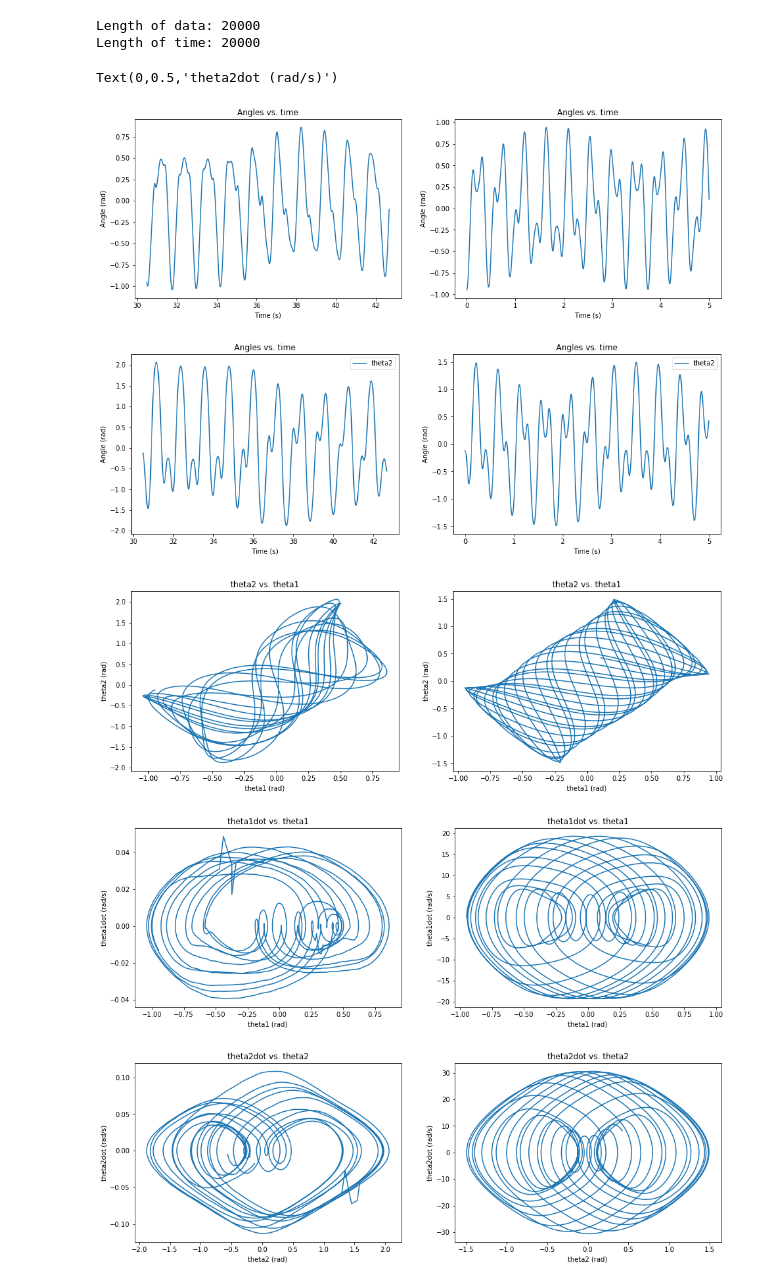
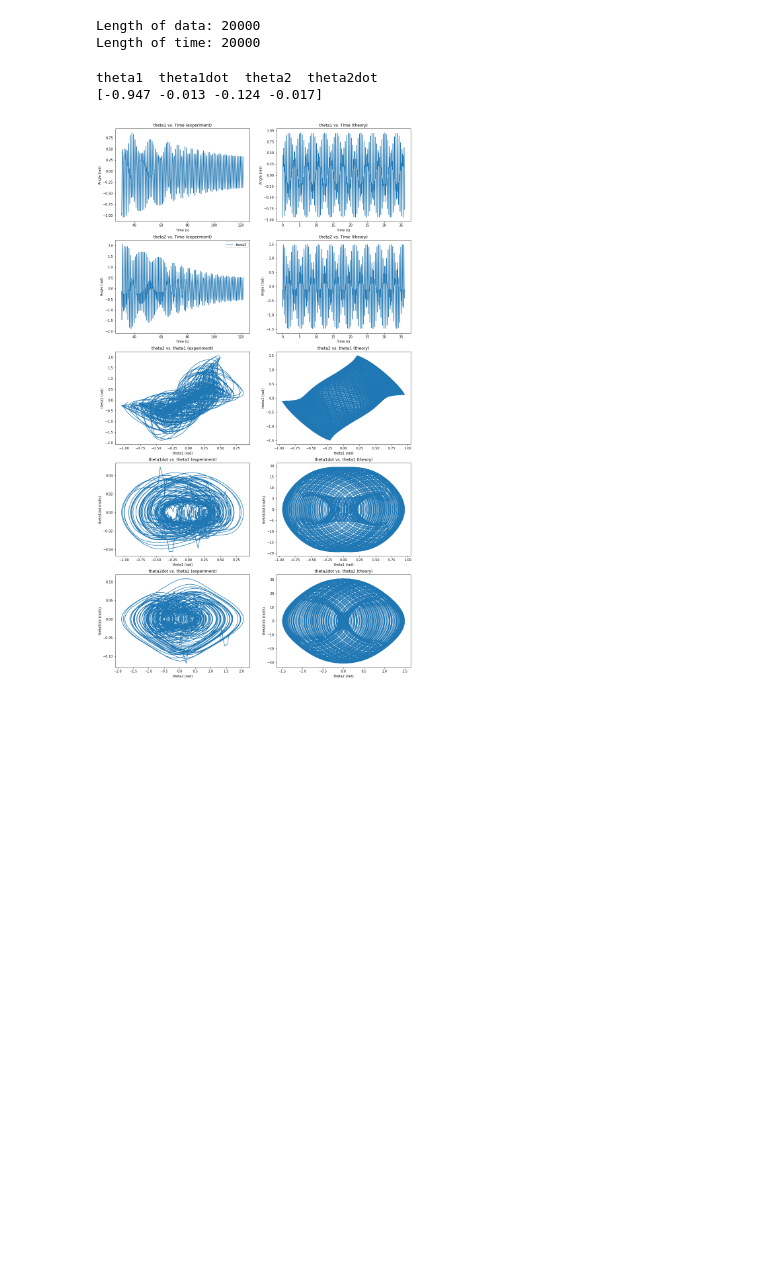
Before and after one commit to khoa-ho/deep-learning-physics, a Jupyter notebook: utils/Experimental double pendulum_g.ipynb, the cells around one changed output. Saved outputs shown, nothing was run; the diff lists cells and outputs as text; code cells hidden in the pictures; blank space fills up the shorter version.

```diff
--- a/utils/Experimental double pendulum_g.ipynb
+++ b/utils/Experimental double pendulum_g.ipynb
@@ -6,7 +6,7 @@ from scipy.integrate import odeint
 from matplotlib.patches import Circle
 %matplotlib inline
 # %%
-df = pd.read_csv("../data/spots_g.csv", usecols=[2,4,5,7])
+df = pd.read_csv("spots_g.csv", usecols=[2,4,5,7])
 df.head(10)
 # %% [output]
 |  | TRACK_ID | POSITION_X | POSITION_Y | POSITION_T |
@@ -92,7 +92,7 @@ theta1dot = np.gradient(theta1)
 theta2dot = np.gradient(theta2)
 
 a = 5000
-b = 7000
+b = 20000 #7120
 
 init = theta1[a], theta1dot[a], theta2[a], theta2dot[a]
 
@@ -117,7 +117,7 @@ def deriv(y, t, L1, L2, m1, m2):
     return theta1dot, z1dot, theta2dot, z2dot
 
 # Maximum time, time point spacings and the time grid (all in s).
-tmax, dt = 5, 0.001
+tmax, dt = 36, 0.001 #5.1, 0.001
 t = np.arange(0, tmax+dt, dt)
 # Initial conditions.
 div1 = 4
@@ -135,85 +135,73 @@ y1 = -L1 * np.cos(theta1)
 x2 = x1 + L2 * np.sin(theta2)
 y2 = y1 - L2 * np.cos(theta2)
 # %%
-figsize = (16,5)
+figsize = (16,30)
 
 plt.figure(figsize=figsize)
-plt.subplot(1, 2, 1)
+plt.subplot(5, 2, 1)
 plt.plot(time[a:b], theta1[a:b], label='theta1')
-plt.title('Angles vs. time')
+plt.title('theta1 vs. Time (experiment)')
 plt.xlabel('Time (s)')
 plt.ylabel('Angle (rad)')
 
-plt.subplot(1, 2, 2)
+plt.subplot(5, 2, 2)
 plt.plot(t, theta1p, label='theta1')
-plt.title('Angles vs. time')
+plt.title('theta1 vs. Time (theory)')
 plt.xlabel('Time (s)')
 plt.ylabel('Angle (rad)')
 
-
-plt.figure(figsize=figsize)
-plt.subplot(1, 2, 1)
+plt.subplot(5, 2, 3)
 plt.plot(time[a:b], theta2[a:b], label='theta2')
-plt.title('Angles vs. time')
+plt.title('theta2 vs. Time (experiment)')
 plt.xlabel('Time (s)')
 plt.ylabel('Angle (rad)')
 plt.legend()
 
-plt.subplot(1, 2, 2)
+plt.subplot(5, 2, 4)
 plt.plot(t, theta2p, label='theta2')
-plt.title('Angles vs. time')
+plt.title('theta2 vs. Time (theory)')
 plt.xlabel('Time (s)')
 plt.ylabel('Angle (rad)')
-plt.legend()
 
-
-plt.figure(figsize=figsize)
-plt.subplot(1, 2, 1)
+plt.subplot(5, 2, 5)
 plt.plot(theta1[a:b], theta2[a:b])
-plt.title('theta2 vs. theta1')
+plt.title('theta2 vs. theta1 (experiment)')
 plt.xlabel('theta1 (rad)')
 plt.ylabel('theta2 (rad)')
 
-plt.subplot(1, 2, 2)
+plt.subplot(5, 2, 6)
 plt.plot(theta1p, theta2p)
-plt.title('theta2 vs. theta1')
+plt.title('theta2 vs. theta1 (theory)')
 plt.xlabel('theta1 (rad)')
 plt.ylabel('theta2 (rad)')
 
-
-plt.figure(figsize=figsize)
-plt.subplot(1, 2, 1)
+plt.subplot(5, 2, 7)
 plt.plot(theta1[a:b], theta1dot[a:b])
-plt.title('theta1dot vs. theta1')
+plt.title('theta1dot vs. theta1 (experiment)')
 plt.xlabel('theta1 (rad)')
 plt.ylabel('theta1dot (rad/s)')
 
-plt.subplot(1, 2, 2)
+plt.subplot(5, 2, 8)
 plt.plot(theta1p, theta1dotp)
-plt.title('theta1dot vs. theta1')
+plt.title('theta1dot vs. theta1 (theory)')
 plt.xlabel('theta1 (rad)')
 plt.ylabel('theta1dot (rad/s)')
 
-
-plt.figure(figsize=figsize)
-plt.subplot(1, 2, 1)
+plt.subplot(5, 2, 9)
 plt.plot(theta2[a:b], theta2dot[a:b])
-plt.title('theta2dot vs. theta2')
+plt.title('theta2dot vs. theta2 (experiment)')
 plt.xlabel('theta2 (rad)')
 plt.ylabel('theta2dot (rad/s)')
 
-plt.subplot(1, 2, 2)
+plt.subplot(5, 2, 10)
 plt.plot(theta2p, theta2dotp)
-plt.title('theta2dot vs. theta2')
+plt.title('theta2dot vs. theta2 (theory)')
 plt.xlabel('theta2 (rad)')
 plt.ylabel('theta2dot (rad/s)')
 
 print("theta1  theta1dot  theta2  theta2dot")
 print(np.round(init, 3))
 # %% [output]
-Text(0,0.5,'theta2dot (rad/s)')
+theta1  theta1dot  theta2  theta2dot
+[-0.947 -0.013 -0.124 -0.017]
-[figure, old version]
+[figure, new version]
-[figure, removed]
-[figure, removed]
-[figure, removed]
-[figure, removed]
```
Also changed, not shown: 2 other files.
